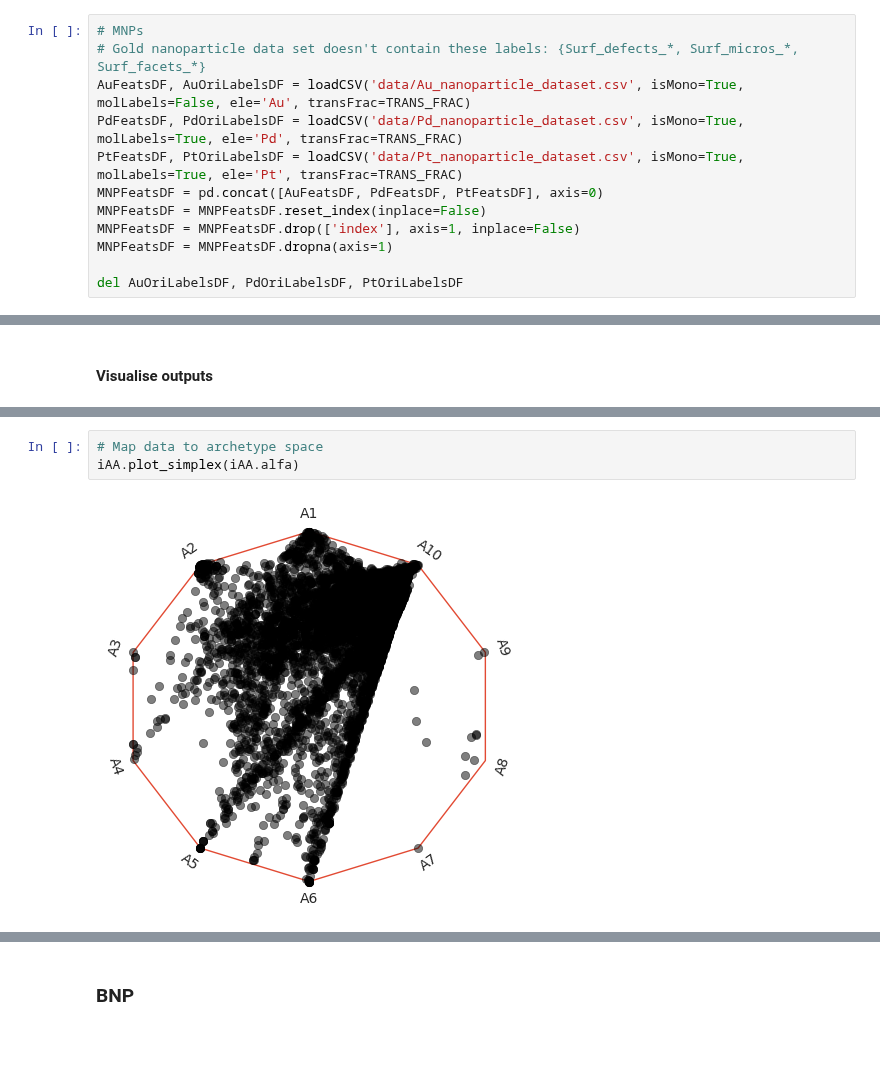
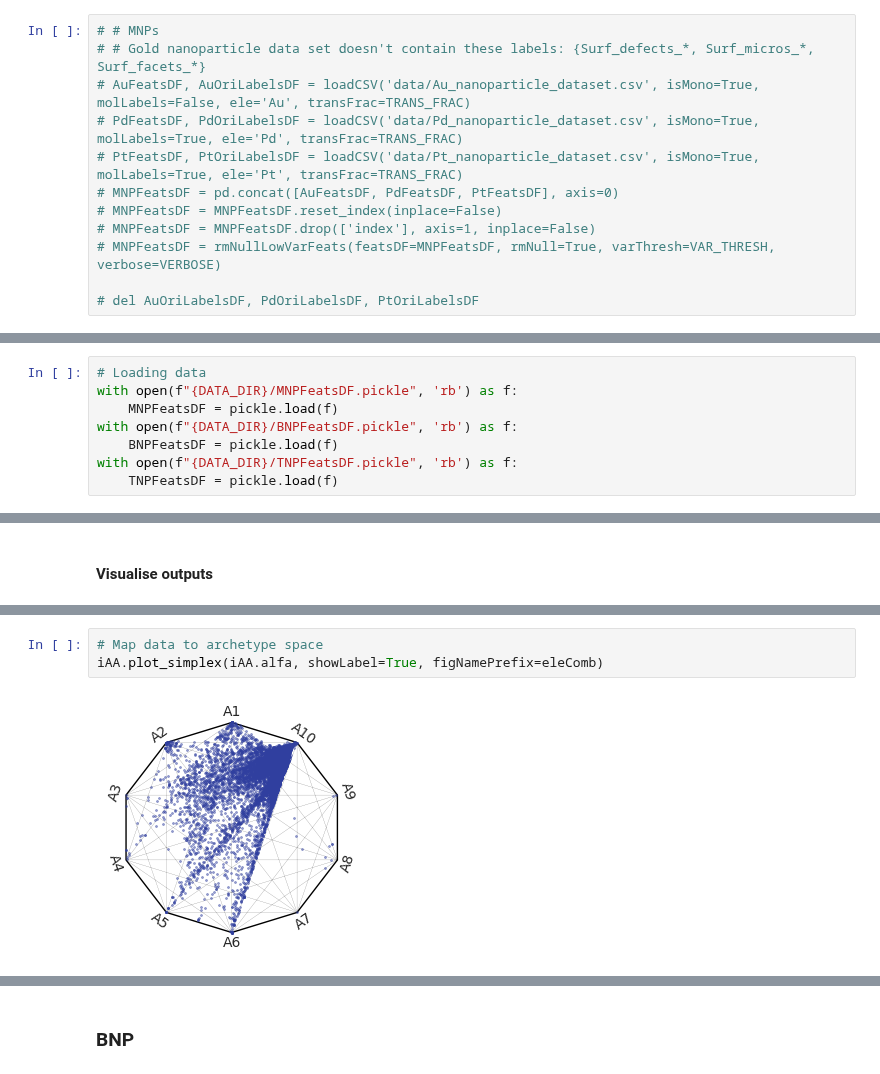
Before and after one commit to Jon-Ting/iterative-archetypal-analysis, a Jupyter notebook: IAA_BNP.ipynb, the cells around one changed output, grey strips where cells are left out. Cells and saved outputs as stored; diff of their text form; blank space fills up the shorter version.

```diff
--- a/IAA_BNP.ipynb
+++ b/IAA_BNP.ipynb
@@ -251,12 +278,12 @@ TRANS_FRAC = False
 # %%
-# MNPs
-# Gold nanoparticle data set doesn't contain these labels: {Surf_defects_*, Surf_micros_*, Surf_facets_*}
-AuFeatsDF, AuOriLabelsDF = loadCSV('data/Au_nanoparticle_dataset.csv', isMono=True, molLabels=False, ele='Au', transFrac=TRANS_FRAC)
-PdFeatsDF, PdOriLabelsDF = loadCSV('data/Pd_nanoparticle_dataset.csv', isMono=True, molLabels=True, ele='Pd', transFrac=TRANS_FRAC)
-PtFeatsDF, PtOriLabelsDF = loadCSV('data/Pt_nanoparticle_dataset.csv', isMono=True, molLabels=True, ele='Pt', transFrac=TRANS_FRAC)
-MNPFeatsDF = pd.concat([AuFeatsDF, PdFeatsDF, PtFeatsDF], axis=0)
-MNPFeatsDF = MNPFeatsDF.reset_index(inplace=False)
-MNPFeatsDF = MNPFeatsDF.drop(['index'], axis=1, inplace=False)
-MNPFeatsDF = MNPFeatsDF.dropna(axis=1)
+# # MNPs
+# # Gold nanoparticle data set doesn't contain these labels: {Surf_defects_*, Surf_micros_*, Surf_facets_*}
+# AuFeatsDF, AuOriLabelsDF = loadCSV('data/Au_nanoparticle_dataset.csv', isMono=True, molLabels=False, ele='Au', transFrac=TRANS_FRAC)
+# PdFeatsDF, PdOriLabelsDF = loadCSV('data/Pd_nanoparticle_dataset.csv', isMono=True, molLabels=True, ele='Pd', transFrac=TRANS_FRAC)
+# PtFeatsDF, PtOriLabelsDF = loadCSV('data/Pt_nanoparticle_dataset.csv', isMono=True, molLabels=True, ele='Pt', transFrac=TRANS_FRAC)
+# MNPFeatsDF = pd.concat([AuFeatsDF, PdFeatsDF, PtFeatsDF], axis=0)
+# MNPFeatsDF = MNPFeatsDF.reset_index(inplace=False)
+# MNPFeatsDF = MNPFeatsDF.drop(['index'], axis=1, inplace=False)
+# MNPFeatsDF = rmNullLowVarFeats(featsDF=MNPFeatsDF, rmNull=True, varThresh=VAR_THRESH, verbose=VERBOSE)
 
-del AuOriLabelsDF, PdOriLabelsDF, PtOriLabelsDF
+# del AuOriLabelsDF, PdOriLabelsDF, PtOriLabelsDF
@@ -354,3 +435,11 @@ del TNPOriLabelsDF
+# %%
+# Loading data
+with open(f"{DATA_DIR}/MNPFeatsDF.pickle", 'rb') as f:
+    MNPFeatsDF = pickle.load(f)
+with open(f"{DATA_DIR}/BNPFeatsDF.pickle", 'rb') as f:
+    BNPFeatsDF = pickle.load(f)
+with open(f"{DATA_DIR}/TNPFeatsDF.pickle", 'rb') as f:
+    TNPFeatsDF = pickle.load(f)
 # %% [markdown]
 ## Redundancy Reduction
 # %% [markdown]
@@ -468,5 +557,5 @@ Explained variance: 0.730360
 # %%
 # Map data to archetype space
-iAA.plot_simplex(iAA.alfa)
+iAA.plot_simplex(iAA.alfa, showLabel=True, figNamePrefix=eleComb)
 # %% [output]
-[figure, old version]
+[figure, new version]
```
Also changed, not shown: parts of 16 cells of this notebook, 3 other files.
